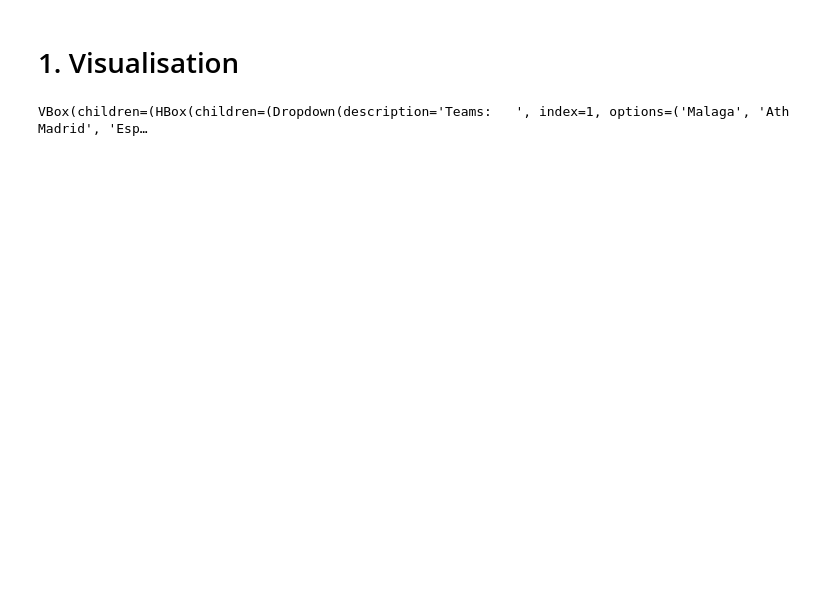
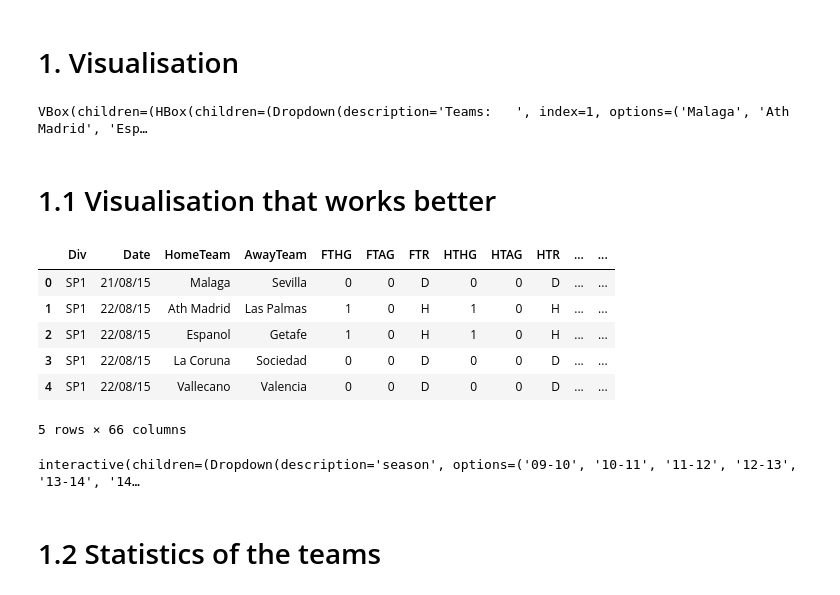
Before and after one commit to Zorix9/beat_the_bookies, a Jupyter notebook: notebooks/notebook_for_csv.ipynb, the cells around one changed output. Drawn from its saved outputs; the diff is of its cells as text; code cells hidden in the pictures; blank space fills up the shorter version.

```diff
--- a/notebooks/notebook_for_csv.ipynb
+++ b/notebooks/notebook_for_csv.ipynb
@@ -120,3 +102,15 @@ widgets.VBox([container2,
               g])
 # %% [output]
 VBox(children=(HBox(children=(Dropdown(description='Teams:   ', index=1, options=('Malaga', 'Ath Madrid', 'Esp…
+# %% [markdown]
+# 1.1 Visualisation that works better
+# %%
+df.head()
+# %% [output]
+|  | Div | Date | HomeTeam | AwayTeam | FTHG | FTAG | FTR | HTHG | HTAG | HTR | ... | ... |
+| 0 | SP1 | 21/08/15 | Malaga | Sevilla | 0 | 0 | D | 0 | 0 | D | ... | ... |
+| 1 | SP1 | 22/08/15 | Ath Madrid | Las Palmas | 1 | 0 | H | 1 | 0 | H | ... | ... |
+| 2 | SP1 | 22/08/15 | Espanol | Getafe | 1 | 0 | H | 1 | 0 | H | ... | ... |
+| 3 | SP1 | 22/08/15 | La Coruna | Sociedad | 0 | 0 | D | 0 | 0 | D | ... | ... |
+| 4 | SP1 | 22/08/15 | Vallecano | Valencia | 0 | 0 | D | 0 | 0 | D | ... | ... |
+5 rows × 66 columns
@@ -122,0 +153,7 @@ VBox(children=(HBox(children=(Dropdown(description='Teams:   ', index=1, options
+# %%
+widgets.interact(scatter_plt,season=list_season,team=list(df['HomeTeam'].unique()));
+#widgets.interact(bar_plt,season=list_season,team=['Ath Madrid','Real Madrid']);
+# %% [output]
+interactive(children=(Dropdown(description='season', options=('09-10', '10-11', '11-12', '12-13', '13-14', '14…
+# %% [markdown]
+# 1.2 Statistics of the teams
```
Also changed, not shown: parts of 22 cells of this notebook, 6 other files.
